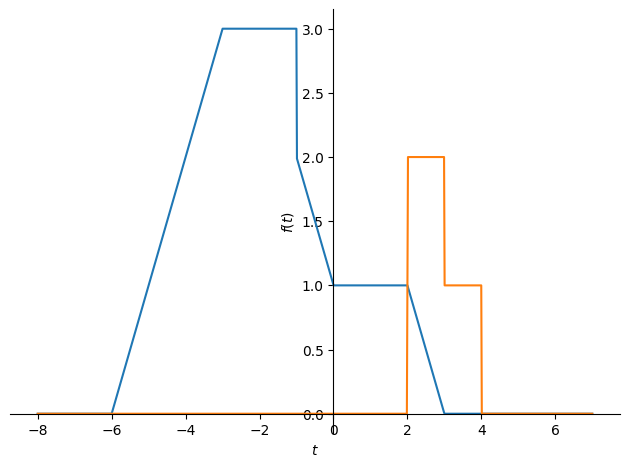
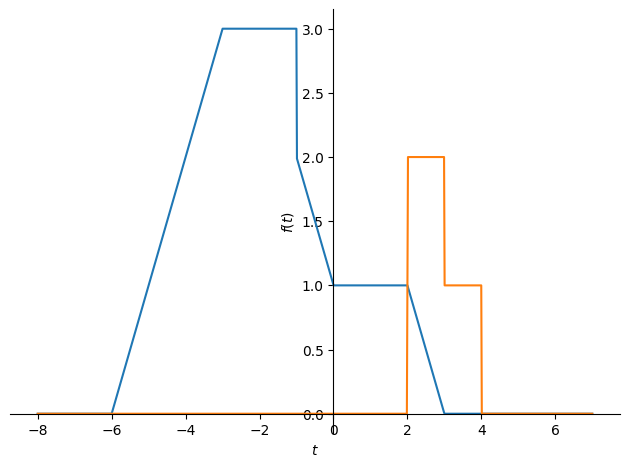
The notebook cell's code change between the first figure and the second:
--- before
+++ after
@@ -22,3 +22,3 @@
 x = (t+6)*(u(t+6)-u(t+3))+3*(u(t+3)-u(t+1))+(u(t+1)-u(t))*(-t+1)+(u(t)-u(t-2))+(u(t-2)-u(t-3))*(-t+3)
 h = 2*(u(t-2)-u(t-3))+(u(t-3)-u(t-4))
-sm.plot(x,h,(t,-8, 7))
+sm.plot(x,h,(t,-8, 7));

Commit: Updated the few errors on the notebooks themselves?